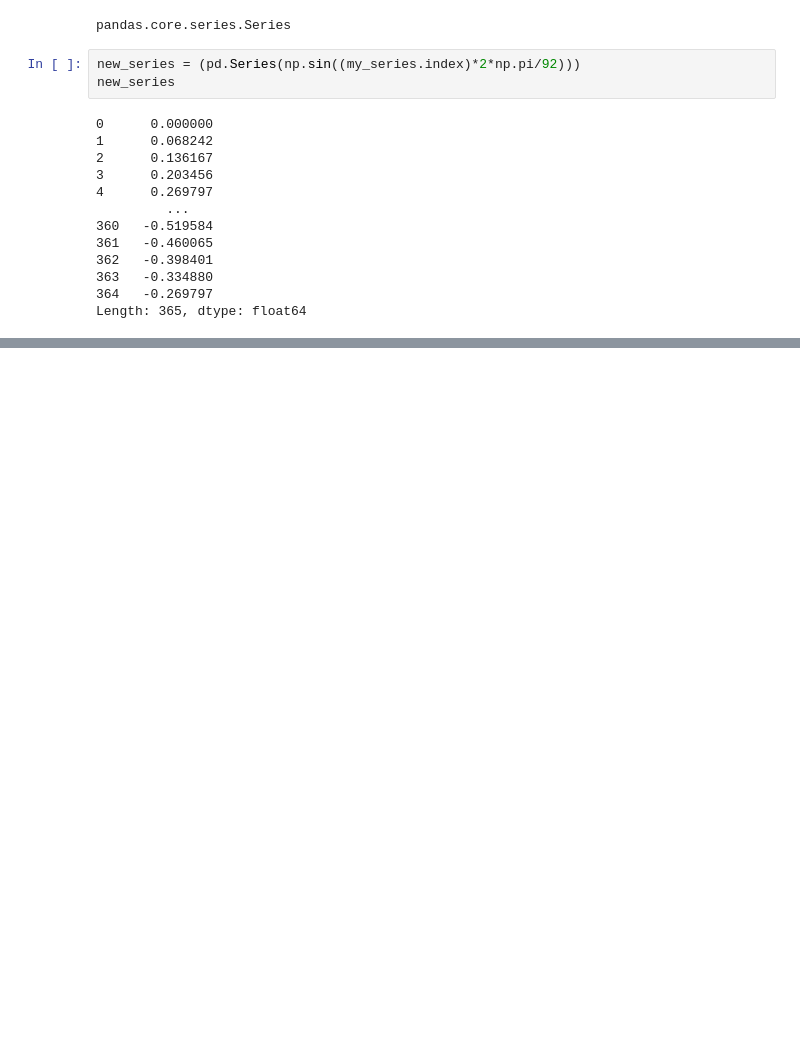
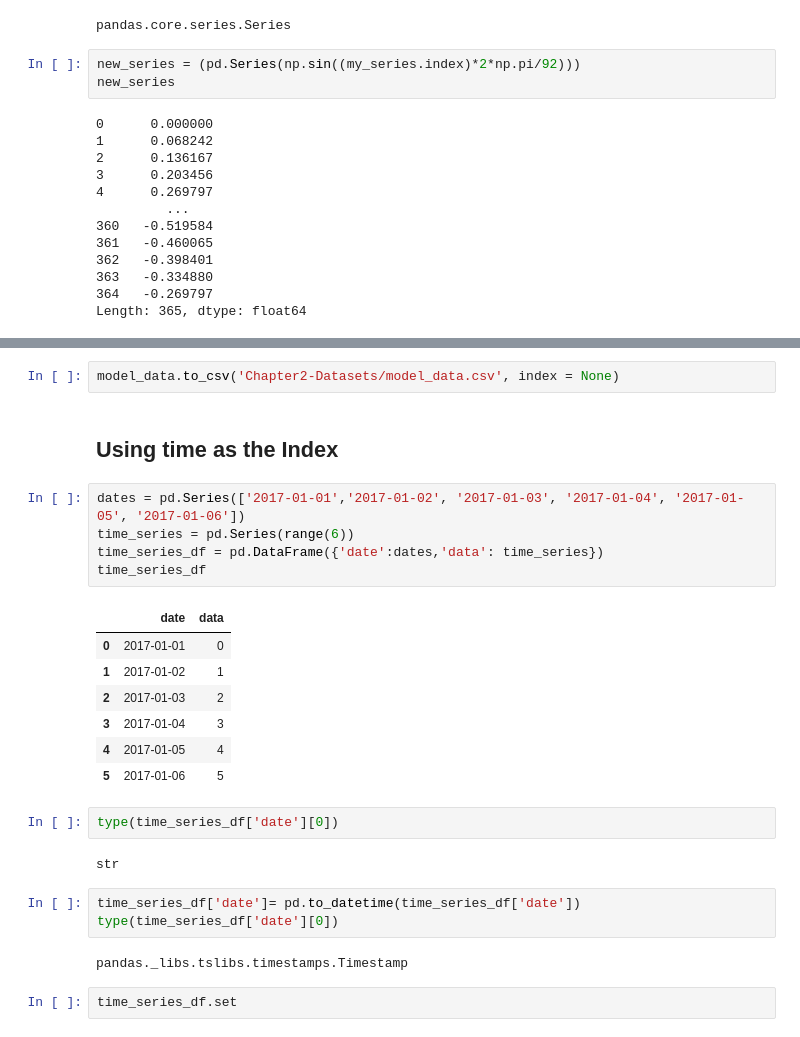
Before and after one commit to mlhudson1/CIDM4310-70_Pandas, a Jupyter notebook: Chapter2.ipynb, the cells around one changed output, grey strips where cells are left out. Saved outputs shown, nothing was run; the diff lists cells and outputs as text; blank space fills up the shorter version.

Commit message:
Ch.2 - Using time as the Index

```diff
--- a/Chapter2.ipynb
+++ b/Chapter2.ipynb
@@ -485,0 +494,28 @@ model_data = pd.DataFrame({'col1':my_series,'col2': })
+# %%
+model_data.to_csv('Chapter2-Datasets/model_data.csv', index = None)
+# %% [markdown]
+## Using time as the Index
+# %%
+dates = pd.Series(['2017-01-01','2017-01-02', '2017-01-03', '2017-01-04', '2017-01-05', '2017-01-06'])
+time_series = pd.Series(range(6))
+time_series_df = pd.DataFrame({'date':dates,'data': time_series})
+time_series_df
+# %% [output]
+|  | date | data |
+| 0 | 2017-01-01 | 0 |
+| 1 | 2017-01-02 | 1 |
+| 2 | 2017-01-03 | 2 |
+| 3 | 2017-01-04 | 3 |
+| 4 | 2017-01-05 | 4 |
+| 5 | 2017-01-06 | 5 |
+# %%
+type(time_series_df['date'][0])
+# %% [output]
+str
+# %%
+time_series_df['date']= pd.to_datetime(time_series_df['date'])
+type(time_series_df['date'][0])
+# %% [output]
+pandas._libs.tslibs.timestamps.Timestamp
+# %%
+time_series_df.set
```
Also changed, not shown: parts of 1 cell of this notebook.
